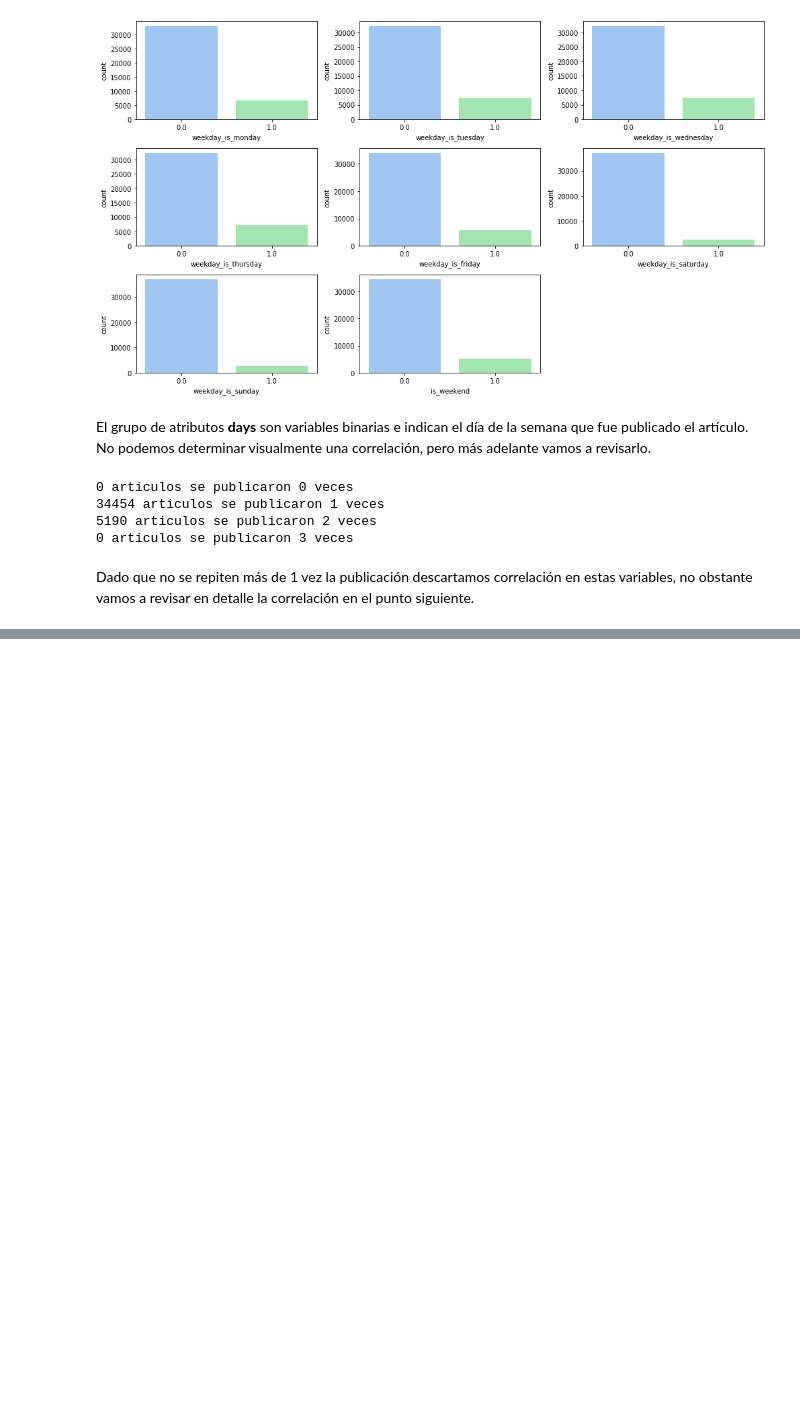
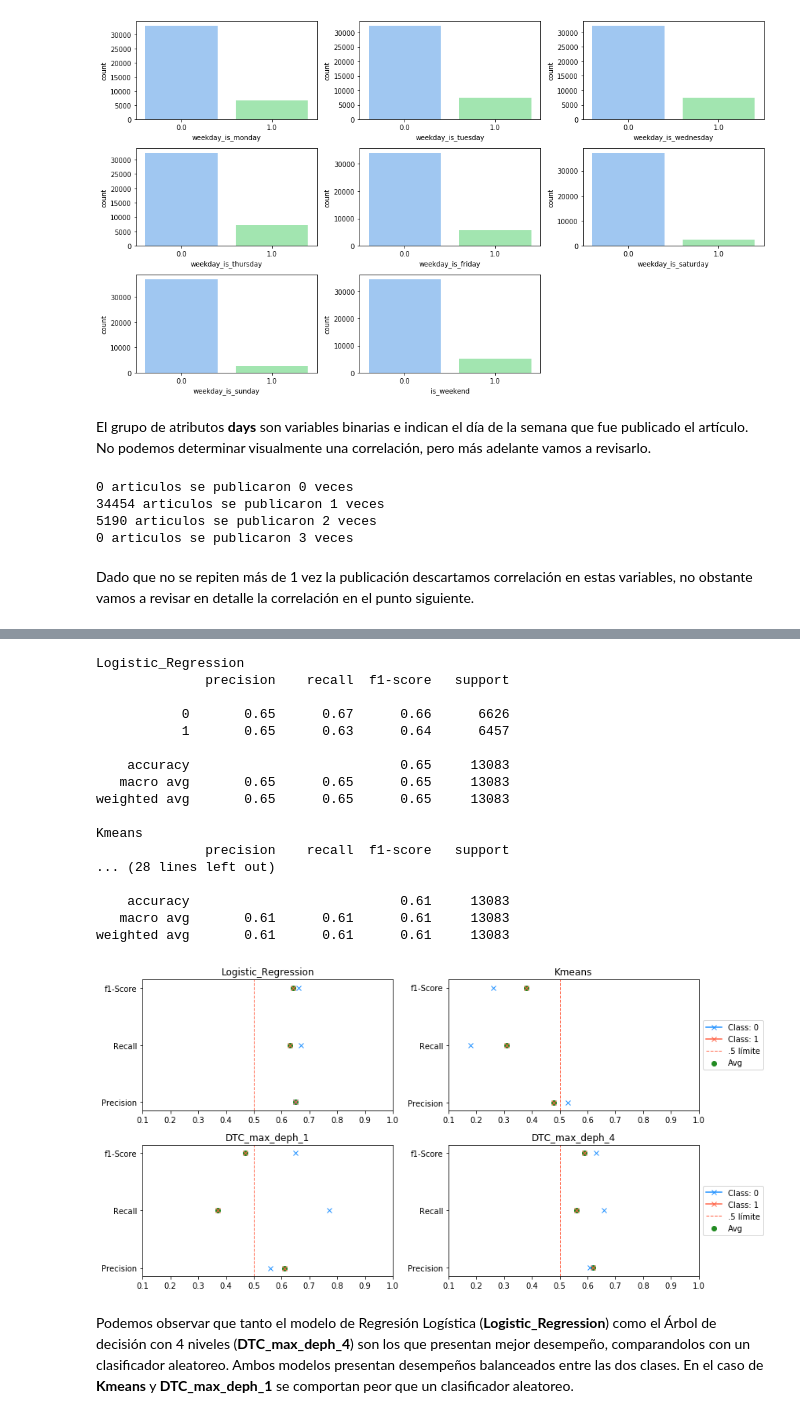
Before and after one commit to ridexmoler/modulo-machine-learning, a Jupyter notebook: semana5/sesion10/Pablo-Rocco-ACT010/notebook.ipynb, the cells around one changed output, grey strips where cells are left out. Saved outputs shown, nothing was run; the diff lists cells and outputs as text; code cells hidden in the pictures; blank space fills up the shorter version.

```diff
--- a/semana5/sesion10/Pablo-Rocco-ACT010/notebook.ipynb
+++ b/semana5/sesion10/Pablo-Rocco-ACT010/notebook.ipynb
@@ -159,0 +237,4 @@ hlp.grid_plot_batch(sentiments, 3, sns.distplot)
+# %%
+X_pca = PCA(n_components=30, random_state=14173).fit_transform(X)
+# Reviso la estructura del objeto de 30 dimensiones
+X_pca.shape
@@ -159,0 +254,7 @@ hlp.grid_plot_batch(sentiments, 3, sns.distplot)
+# %%
+# Utilizaré el nuevo objeto con 30 dimensiones para entrenar los modelos
+# Estandarizo los valores para suavizar los rangos de los datos
+X_std = StandardScaler().fit_transform(X_pca)
+# %%
+# Separo la muestra de datos
+X_train, X_test, y_train, y_test = train_test_split(X_std, y, test_size = .33, random_state = 14173)
@@ -159,0 +267,6 @@ hlp.grid_plot_batch(sentiments, 3, sns.distplot)
+# %%
+# definimos el comité de clasificadores
+estimators = [('Logistic_Regression',LogisticRegression(random_state=14173)),
+              ('Kmeans', KMeans(random_state=14173)),
+              ('DTC_max_deph_1',DecisionTreeClassifier(max_depth=1, random_state=14173)),
+              ('DTC_max_deph_4',DecisionTreeClassifier(max_depth=4, random_state=14173))]
@@ -159,0 +293,36 @@ hlp.grid_plot_batch(sentiments, 3, sns.distplot)
+# %%
+plt.figure(figsize=(12,6))
+for index, value in enumerate(estimators):
+    class_pred = value[1].fit(X_train, y_train).predict(X_test)
+    print(value[0])
+    print(classification_report(y_test, class_pred))
+    plt.subplot(2, 2, index + 1)
+    plt.title(value[0])
+    hlp.plot_classification_report(y_test, class_pred)
+    plt.tight_layout()
+    # Agregamos el benchmark global / clasificador aleatoreo
+    plt.axvline(.5, color='tomato', linestyle='--', lw=1, label=".5 límite")
+    plt.xlim((0.1, 1.0))
+    if (index + 1) % 2 == 0:
+        plt.legend(loc='center left', bbox_to_anchor=(1, 0.5))
+# %% [output]
+Logistic_Regression
+              precision    recall  f1-score   support
+
+           0       0.65      0.67      0.66      6626
+           1       0.65      0.63      0.64      6457
+
+    accuracy                           0.65     13083
+   macro avg       0.65      0.65      0.65     13083
+weighted avg       0.65      0.65      0.65     13083
+
+Kmeans
+              precision    recall  f1-score   support
+... (28 lines left out)
+
+    accuracy                           0.61     13083
+   macro avg       0.61      0.61      0.61     13083
+weighted avg       0.61      0.61      0.61     13083
+[figure, added]
+# %% [markdown]
+Podemos observar que tanto el modelo de Regresión Logística (__Logistic_Regression__) como el Árbol de decisión con 4 niveles (__DTC_max_deph_4__) son los que presentan mejor desempeño, comparandolos con un clasificador aleatoreo. Ambos modelos presentan desempeños balanceados entre las dos clases. En el caso de __Kmeans__ y __DTC_max_deph_1__ se comportan peor que un clasificador aleatoreo.
```
Also changed, not shown: parts of 44 cells of this notebook, 2 other files.
